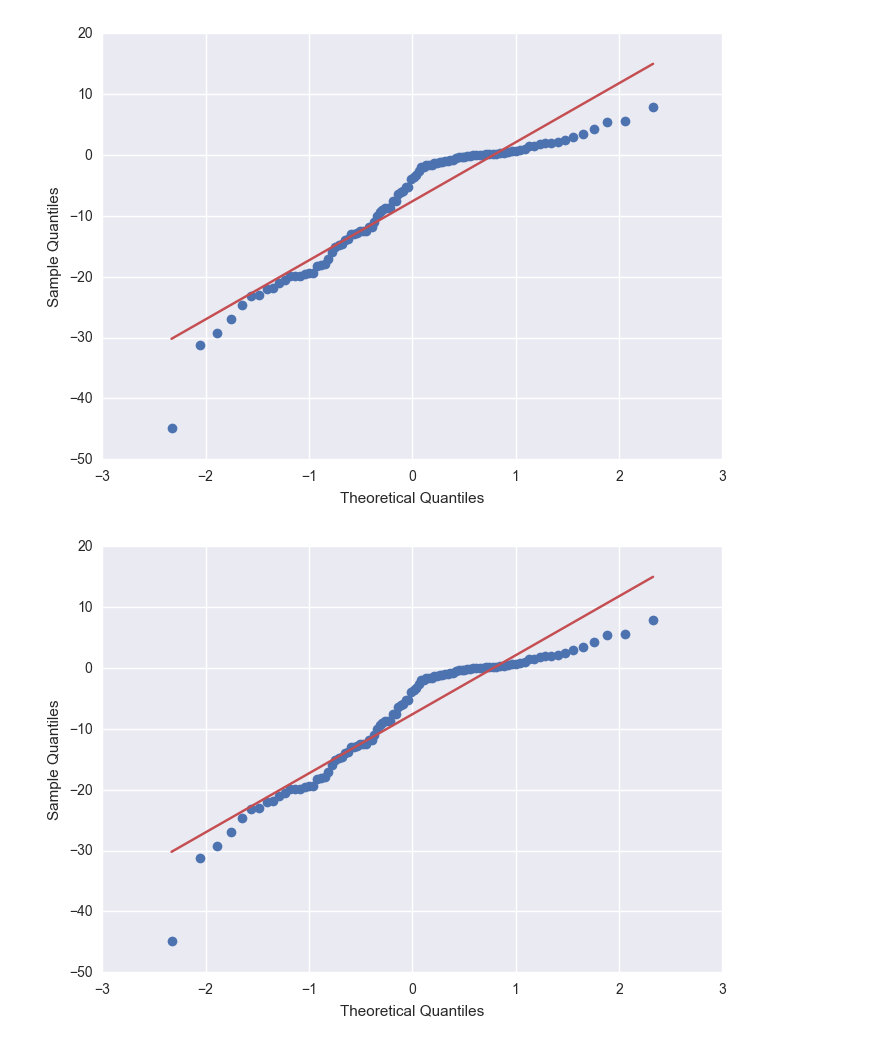
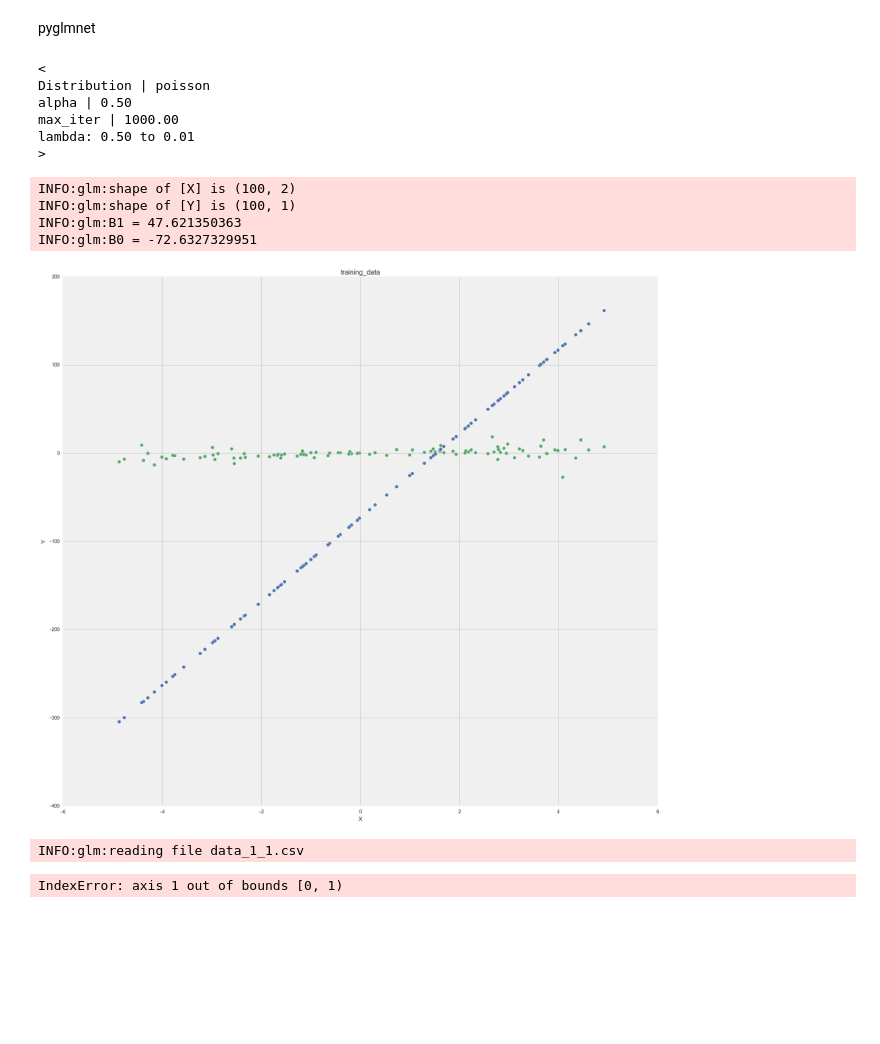
Before and after one commit to shkr/eigen_notebook, a Jupyter notebook: Problem1/GLM .ipynb, the cells around one changed output. Drawn from its saved outputs; the diff is of its cells as text; code cells hidden in the pictures; blank space fills up the shorter version.

```diff
--- a/Problem1/GLM .ipynb
+++ b/Problem1/GLM .ipynb
@@ -309,6 +52,53 @@ ax.set_title('Histogram of standardized deviance residuals');
-# %%
-from statsmodels import graphics
-graphics.gofplots.qqplot(resid, line='r')
-# %% [output]
-[figure, removed]
-[figure, removed]
+# %% [markdown]
+pyglmnet
+# %%
+from pyglmnet import GLM
+import scipy.sparse as sps
+from sklearn.preprocessing import StandardScaler
+
+# create an instance of the GLM class
+glm = GLM(distr='poisson')
+
+n_samples, n_features = 100, 1
+
+# sample random coefficients
+beta0 = np.random.normal(0.0, 1.0, 1)
+beta = sps.rand(n_features, 1, 0.1)
+beta = np.array(beta.todense())
+
+X_train = np.resize(df['x'].as_matrix(), (n_samples, 1))
+y_train = df['y'].as_matrix()
+
+# fit the model on the training data
+scaler = StandardScaler().fit(X_train)
+glm.fit(scaler.transform(X_train), y_train)
+# %% [output]
+<
+Distribution | poisson
+alpha | 0.50
+max_iter | 1000.00
+lambda: 0.50 to 0.01
+>
+# %%
+(x, y) = xy_op()
+
+b1 = glm.fit_[-1]['beta'][0][0]
+b0 = glm.fit_[-1]['beta0'][0]
+logger.info("B1 = {}".format(b1))
+logger.info("B0 = {}".format(b0))
+fig = plt.figure(figsize=(20, 20))
+ax = fig.add_subplot(111)
+ax.scatter(x[:, 0], y[:, 0], s=50, c='g')
+ax.scatter(x[:, 0], np.copy(np.matmul(x, np.transpose(np.array([[b1, b0]])))), s=50, c='b')
+ax.set_ylabel("Y")
+ax.set_xlabel('X')
+ax.set_title("training_data")
+ax.legend()
+
+fig.show()
+# %% [output]
+INFO:glm:shape of [X] is (100, 2)
+INFO:glm:shape of [Y] is (100, 1)
+INFO:glm:B1 = 47.621350363
+INFO:glm:B0 = -72.6327329951
+[figure, added]
@@ -314,0 +338,6 @@ graphics.gofplots.qqplot(resid, line='r')
+# %%
+output = train_glm(0)
+plot(output)
+# %% [output]
+INFO:glm:reading file data_1_1.csv
+IndexError: axis 1 out of bounds [0, 1)
```
Also changed, not shown: parts of 23 cells of this notebook, 1 other file.
